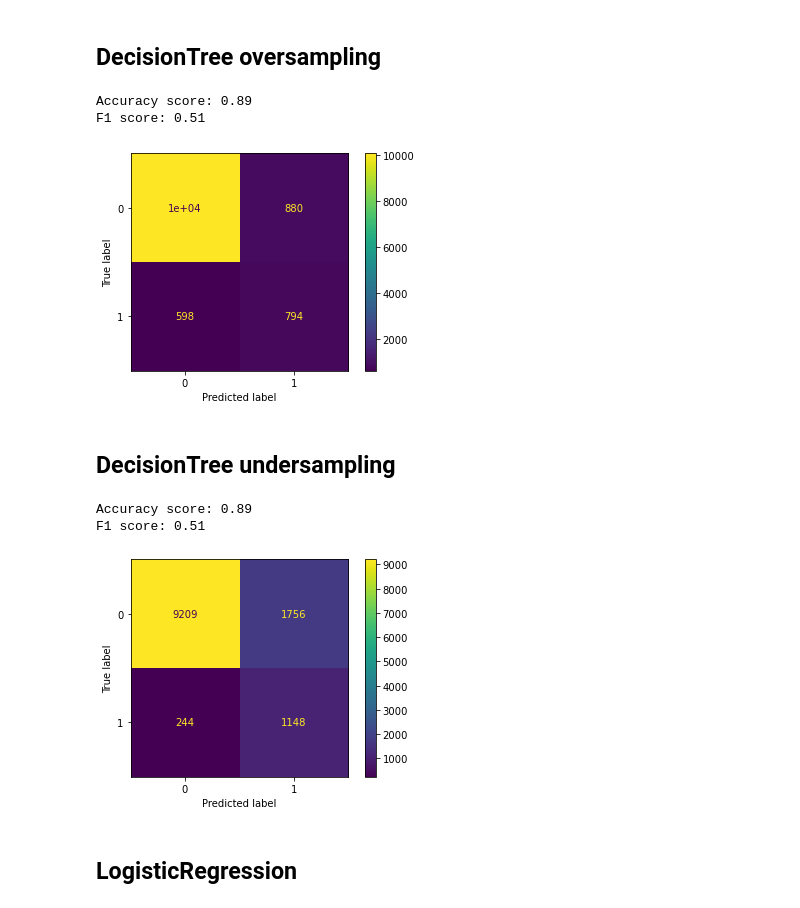
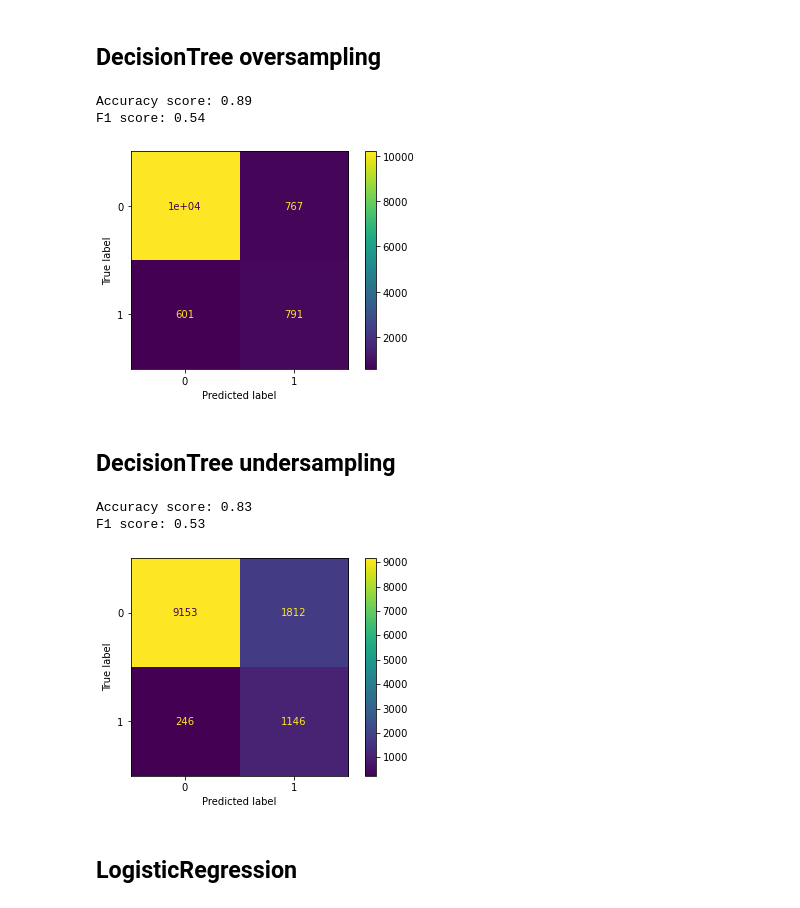
Before and after one commit to marek-dalida/bank-marketing-analysis, a Jupyter notebook: classifiers.ipynb, the cells around one changed output. Cells and saved outputs as stored; diff of their text form; code cells hidden in the pictures.

```diff
--- a/classifiers.ipynb
+++ b/classifiers.ipynb
@@ -320,28 +320,28 @@ F1 score: 0.51
 # %%
 clf_dt_o = DecisionTreeClassifier(random_state=0, criterion='gini')
 clf_dt_o.fit(X_train_over, y_train_over)
 
-y_pred = clf_dt.predict(X_test)
+y_pred = clf_dt_o.predict(X_test)
 
 acc_sc = accuracy_score(y_test, y_pred)
 print('Accuracy score: %.2f' % acc_sc)
 
 f1_sc = f1_score(y_test, y_pred, average='binary')
 print('F1 score: %.2f' % f1_sc)
 
 plot_confusion_matrix(clf_dt_o, X_test, y_test)
 plt.show()
 # %% [output]
 Accuracy score: 0.89
-F1 score: 0.51
+F1 score: 0.54
-[figure, old version]
+[figure, new version]
 # %% [markdown]
 ## DecisionTree undersampling
 # %%
 clf_dt_u = DecisionTreeClassifier(random_state=0, criterion='gini')
 clf_dt_u.fit(X_train_under, y_train_under)
 
-y_pred = clf_dt.predict(X_test)
+y_pred = clf_dt_u.predict(X_test)
 
 acc_sc = accuracy_score(y_test, y_pred)
 print('Accuracy score: %.2f' % acc_sc)
@@ -352,9 +352,9 @@ print('F1 score: %.2f' % f1_sc)
 plot_confusion_matrix(clf_dt_u, X_test, y_test)
 plt.show()
 # %% [output]
-Accuracy score: 0.89
-F1 score: 0.51
+Accuracy score: 0.83
+F1 score: 0.53
-[figure, old version]
+[figure, new version]
 # %% [markdown]
 ## LogisticRegression
 # %%
```
Also changed, not shown: parts of 14 cells of this notebook.
